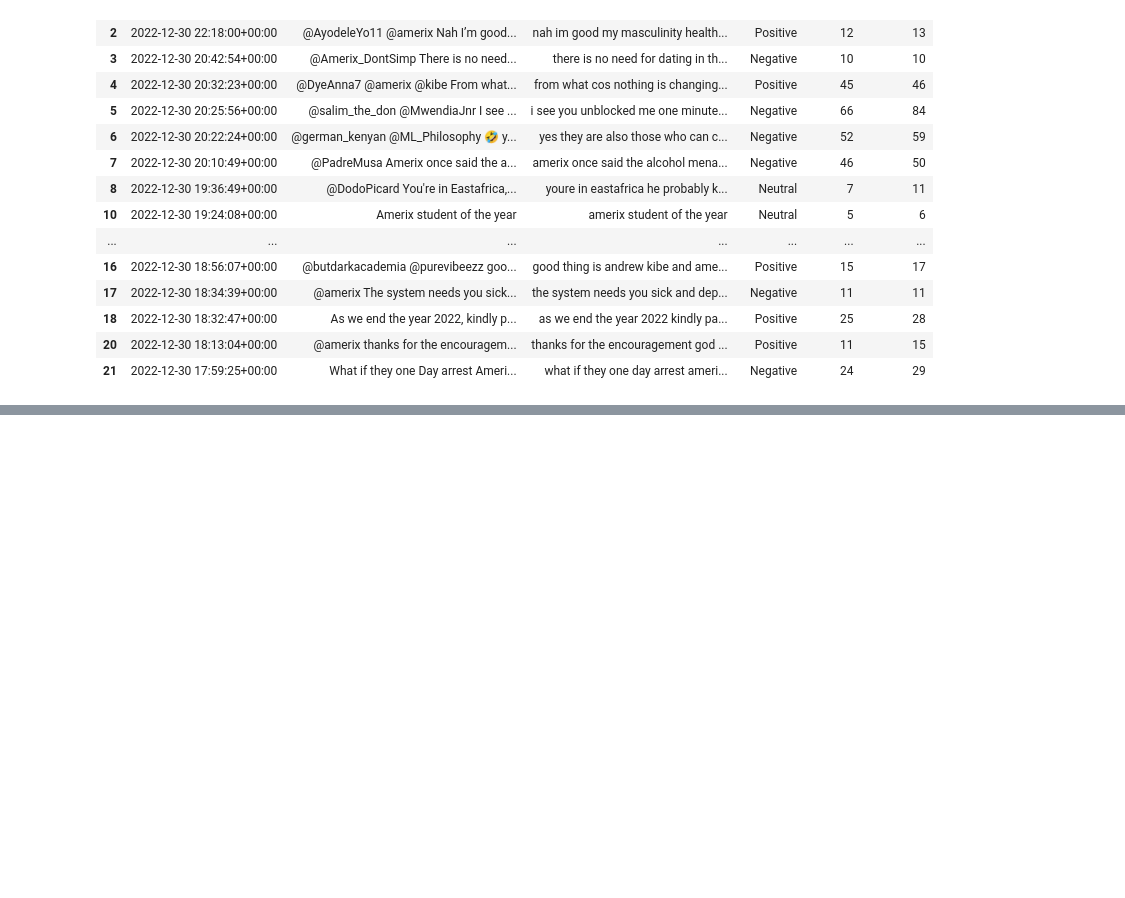
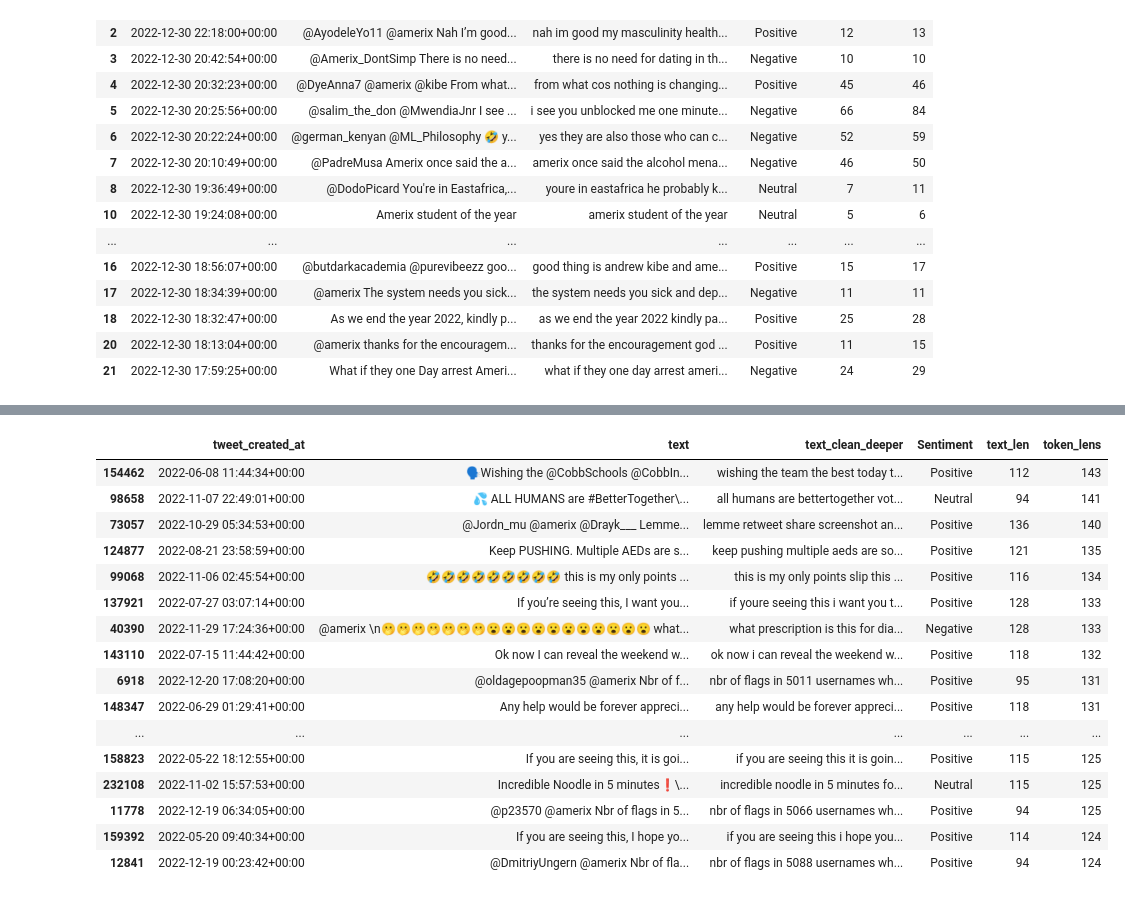
Before and after one commit to wessware/sentiment_analysis_on_masculinity_saturday, a Jupyter notebook: emoji-tokenization-dataprocessing.ipynb, the cells around one changed output, grey strips where cells are left out. Drawn from its saved outputs; the diff is of its cells as text; code cells hidden in the pictures; blank space fills up the shorter version.

```diff
--- a/emoji-tokenization-dataprocessing.ipynb
+++ b/emoji-tokenization-dataprocessing.ipynb
@@ -492,0 +517,20 @@ df.head(20)
+# %%
+df.head(20)
+# %% [output]
+|  | tweet_created_at | text | text_clean_deeper | Sentiment | text_len | token_lens |
+| 154462 | 2022-06-08 11:44:34+00:00 | 🗣Wishing the @CobbSchools @CobbIn... | wishing the team the best today t... | Positive | 112 | 143 |
+| 98658 | 2022-11-07 22:49:01+00:00 | 💦 ALL HUMANS are #BetterTogether\... | all humans are bettertogether vot... | Neutral | 94 | 141 |
+| 73057 | 2022-10-29 05:34:53+00:00 | @Jordn_mu @amerix @Drayk___ Lemme... | lemme retweet share screenshot an... | Positive | 136 | 140 |
+| 124877 | 2022-08-21 23:58:59+00:00 | Keep PUSHING. Multiple AEDs are s... | keep pushing multiple aeds are so... | Positive | 121 | 135 |
+| 99068 | 2022-11-06 02:45:54+00:00 | 🤣🤣🤣🤣🤣🤣🤣🤣🤣 this is my only points ... | this is my only points slip this ... | Positive | 116 | 134 |
+| 137921 | 2022-07-27 03:07:14+00:00 | If you’re seeing this, I want you... | if youre seeing this i want you t... | Positive | 128 | 133 |
+| 40390 | 2022-11-29 17:24:36+00:00 | @amerix \n🫢🫢🫢🫢🫢🫢🫢😮😮😮😮😮😮😮😮😮😮😮 what... | what prescription is this for dia... | Negative | 128 | 133 |
+| 143110 | 2022-07-15 11:44:42+00:00 | Ok now I can reveal the weekend w... | ok now i can reveal the weekend w... | Positive | 118 | 132 |
+| 6918 | 2022-12-20 17:08:20+00:00 | @oldagepoopman35 @amerix Nbr of f... | nbr of flags in 5011 usernames wh... | Positive | 95 | 131 |
+| 148347 | 2022-06-29 01:29:41+00:00 | Any help would be forever appreci... | any help would be forever appreci... | Positive | 118 | 131 |
+| ... | ... | ... | ... | ... | ... | ... |
+| 158823 | 2022-05-22 18:12:55+00:00 | If you are seeing this, it is goi... | if you are seeing this it is goin... | Positive | 115 | 125 |
+| 232108 | 2022-11-02 15:57:53+00:00 | Incredible Noodle in 5 minutes❗️\... | incredible noodle in 5 minutes fo... | Neutral | 115 | 125 |
+| 11778 | 2022-12-19 06:34:05+00:00 | @p23570 @amerix Nbr of flags in 5... | nbr of flags in 5066 usernames wh... | Positive | 94 | 125 |
+| 159392 | 2022-05-20 09:40:34+00:00 | If you are seeing this, I hope yo... | if you are seeing this i hope you... | Positive | 114 | 124 |
+| 12841 | 2022-12-19 00:23:42+00:00 | @DmitriyUngern @amerix Nbr of fla... | nbr of flags in 5088 usernames wh... | Positive | 94 | 124 |
```
Also changed, not shown: parts of 3 cells of this notebook.
